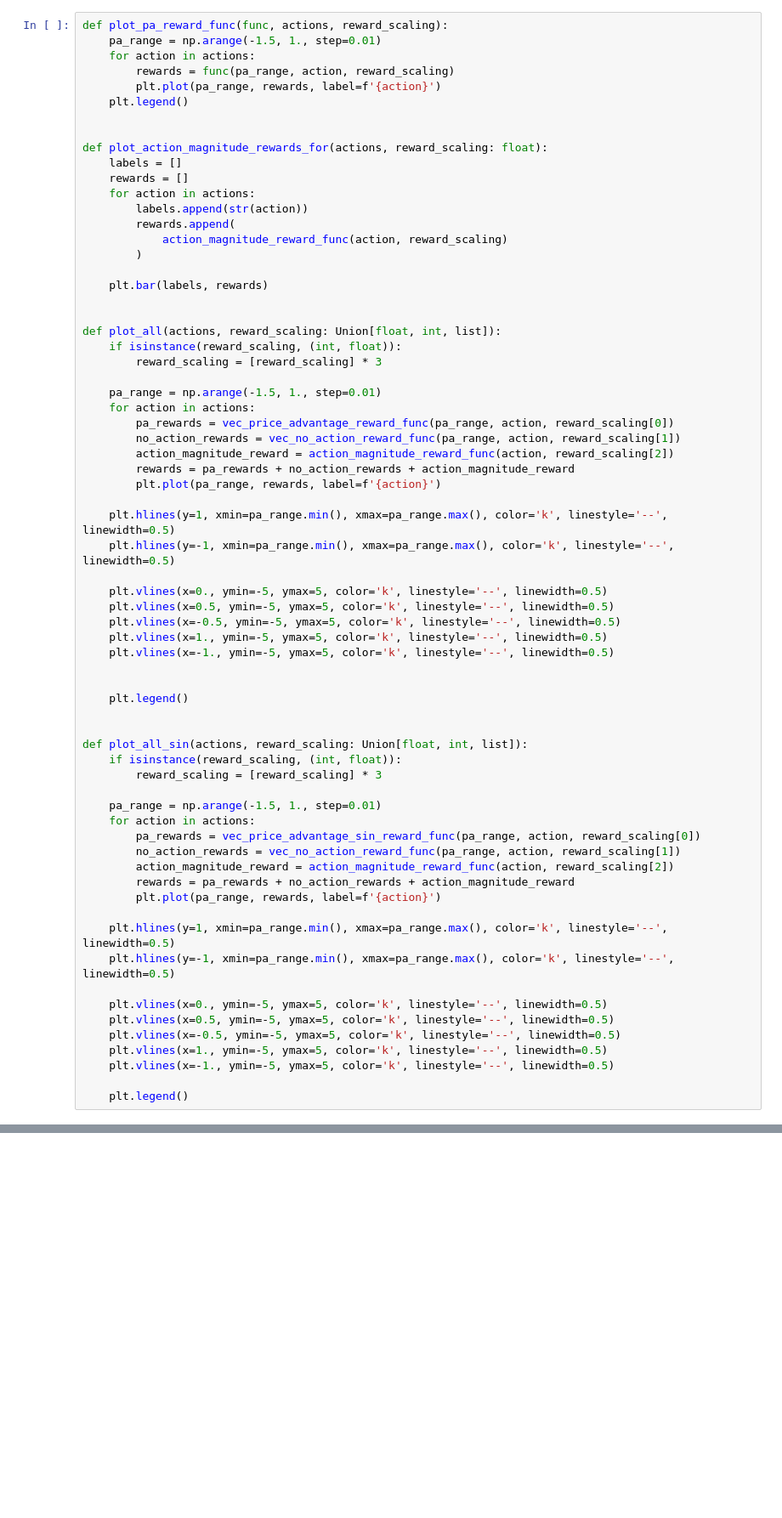
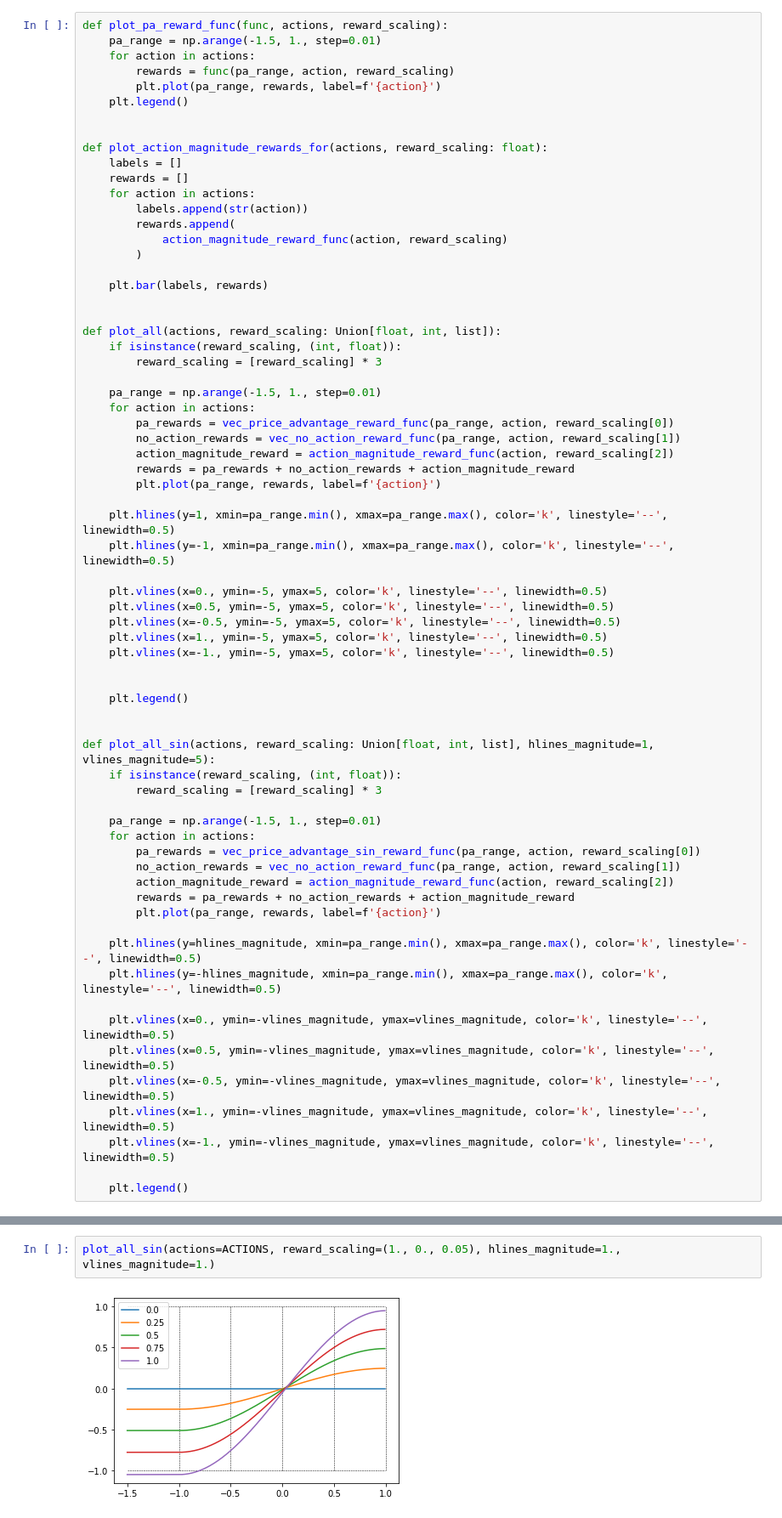
Before and after one commit to iusztinpaul/yacht, a Jupyter notebook: notebooks/opd_reward_functions_remastered.ipynb, the cells around one changed output, grey strips where cells are left out. Shown: that part at 85% size. Cells and saved outputs as stored; diff of their text form; blank space fills up the shorter version.

```diff
--- a/notebooks/opd_reward_functions_remastered.ipynb
+++ b/notebooks/opd_reward_functions_remastered.ipynb
@@ -95,7 +95,7 @@ def plot_all(actions, reward_scaling: Union[float, int, list]):
     plt.legend()
 
 
-def plot_all_sin(actions, reward_scaling: Union[float, int, list]):
+def plot_all_sin(actions, reward_scaling: Union[float, int, list], hlines_magnitude=1, vlines_magnitude=5):
     if isinstance(reward_scaling, (int, float)):
         reward_scaling = [reward_scaling] * 3
 
@@ -107,14 +107,14 @@ def plot_all_sin(actions, reward_scaling: Union[float, int, list]):
         rewards = pa_rewards + no_action_rewards + action_magnitude_reward
         plt.plot(pa_range, rewards, label=f'{action}')
 
-    plt.hlines(y=1, xmin=pa_range.min(), xmax=pa_range.max(), color='k', linestyle='--', linewidth=0.5)
-    plt.hlines(y=-1, xmin=pa_range.min(), xmax=pa_range.max(), color='k', linestyle='--', linewidth=0.5)
+    plt.hlines(y=hlines_magnitude, xmin=pa_range.min(), xmax=pa_range.max(), color='k', linestyle='--', linewidth=0.5)
+    plt.hlines(y=-hlines_magnitude, xmin=pa_range.min(), xmax=pa_range.max(), color='k', linestyle='--', linewidth=0.5)
 
-    plt.vlines(x=0., ymin=-5, ymax=5, color='k', linestyle='--', linewidth=0.5)
-    plt.vlines(x=0.5, ymin=-5, ymax=5, color='k', linestyle='--', linewidth=0.5)
-    plt.vlines(x=-0.5, ymin=-5, ymax=5, color='k', linestyle='--', linewidth=0.5)
-    plt.vlines(x=1., ymin=-5, ymax=5, color='k', linestyle='--', linewidth=0.5)
-    plt.vlines(x=-1., ymin=-5, ymax=5, color='k', linestyle='--', linewidth=0.5)
+    plt.vlines(x=0., ymin=-vlines_magnitude, ymax=vlines_magnitude, color='k', linestyle='--', linewidth=0.5)
+    plt.vlines(x=0.5, ymin=-vlines_magnitude, ymax=vlines_magnitude, color='k', linestyle='--', linewidth=0.5)
+    plt.vlines(x=-0.5, ymin=-vlines_magnitude, ymax=vlines_magnitude, color='k', linestyle='--', linewidth=0.5)
+    plt.vlines(x=1., ymin=-vlines_magnitude, ymax=vlines_magnitude, color='k', linestyle='--', linewidth=0.5)
+    plt.vlines(x=-1., ymin=-vlines_magnitude, ymax=vlines_magnitude, color='k', linestyle='--', linewidth=0.5)
 
     plt.legend()
 # %%
@@ -172,0 +175,4 @@ plot_all_sin(actions=ACTIONS, reward_scaling=(15.0, 5., 0.5))
+# %%
+plot_all_sin(actions=ACTIONS, reward_scaling=(1., 0., 0.05), hlines_magnitude=1., vlines_magnitude=1.)
+# %% [output]
+[figure, added]
```
Also changed, not shown: parts of 4 cells of this notebook, 7 other files.
